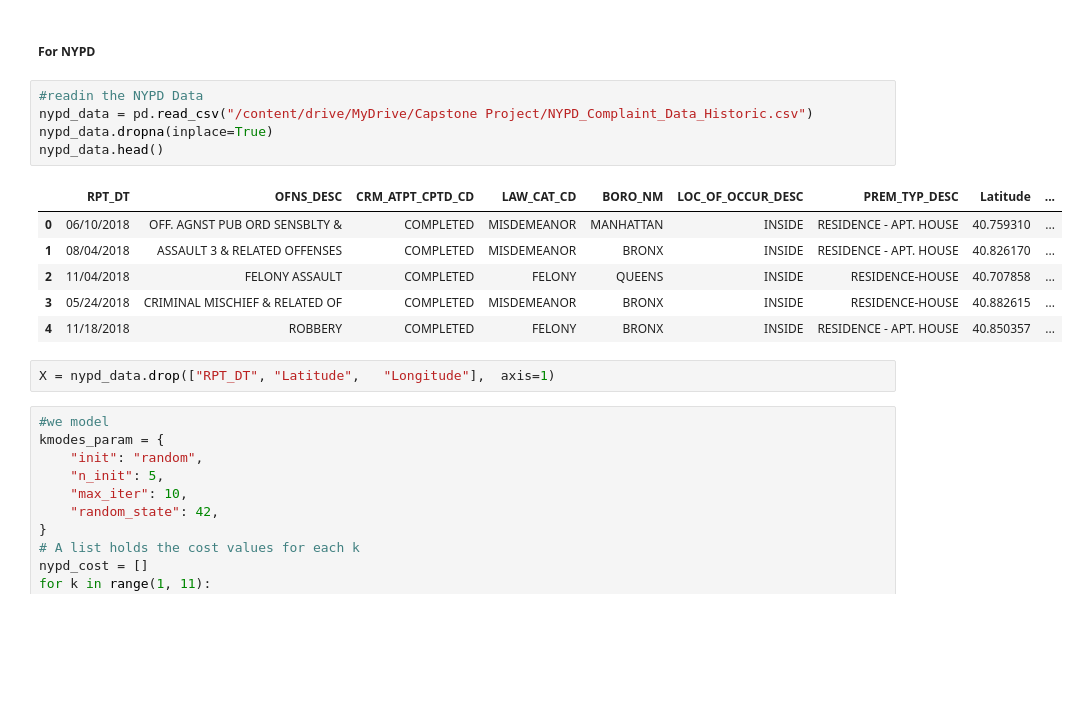
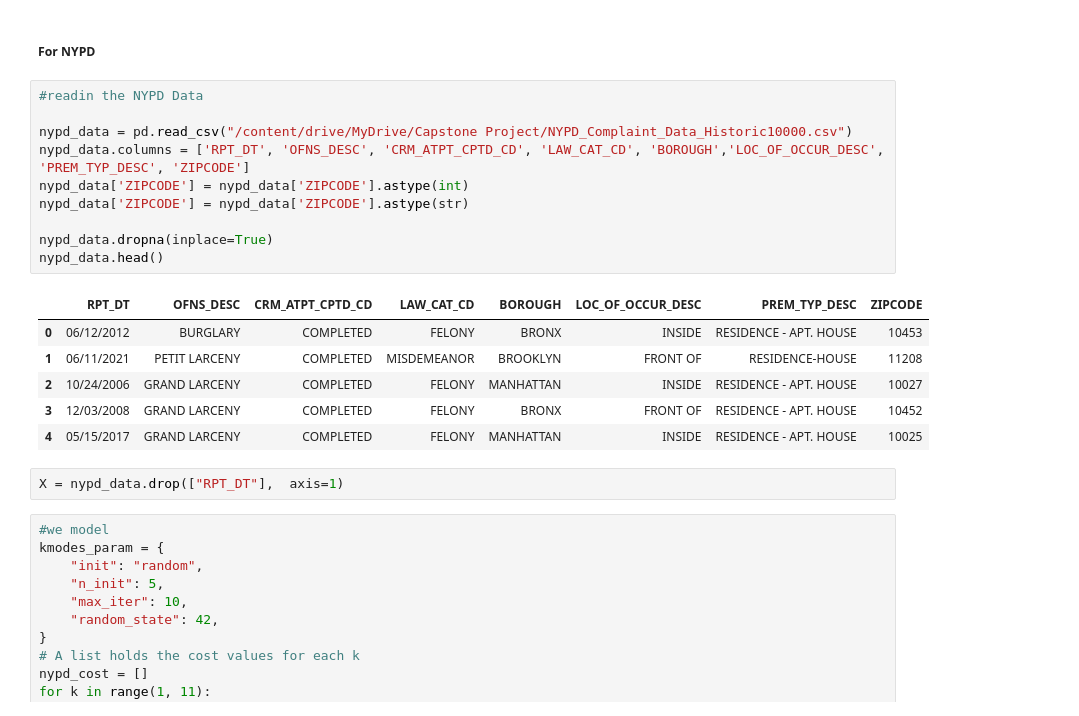
Before and after one commit to kkrusere/Developing-a-Score-to-Measure-Riskiness-of-Residential-Properties-Insurance, a Jupyter notebook: modeling.ipynb, the cells around one changed output. Saved outputs shown, nothing was run; the diff lists cells and outputs as text; blank space fills up the shorter version.

```diff
--- a/modeling.ipynb
+++ b/modeling.ipynb
@@ -195,18 +195,23 @@ fdnyc_data.to_csv("/content/drive/MyDrive/Capstone Project/MODEL_Fire_Incident_D
 ##### For NYPD
 # %%
 #readin the NYPD Data
-nypd_data = pd.read_csv("/content/drive/MyDrive/Capstone Project/NYPD_Complaint_Data_Historic.csv")
+
+nypd_data = pd.read_csv("/content/drive/MyDrive/Capstone Project/NYPD_Complaint_Data_Historic10000.csv")
+nypd_data.columns = ['RPT_DT', 'OFNS_DESC', 'CRM_ATPT_CPTD_CD', 'LAW_CAT_CD', 'BOROUGH','LOC_OF_OCCUR_DESC', 'PREM_TYP_DESC', 'ZIPCODE']
+nypd_data['ZIPCODE'] = nypd_data['ZIPCODE'].astype(int)
+nypd_data['ZIPCODE'] = nypd_data['ZIPCODE'].astype(str)
+
 nypd_data.dropna(inplace=True)
 nypd_data.head()
 # %% [output]
-|  | RPT_DT | OFNS_DESC | CRM_ATPT_CPTD_CD | LAW_CAT_CD | BORO_NM | LOC_OF_OCCUR_DESC | PREM_TYP_DESC | Latitude | ... |
-| 0 | 06/10/2018 | OFF. AGNST PUB ORD SENSBLTY & | COMPLETED | MISDEMEANOR | MANHATTAN | INSIDE | RESIDENCE - APT. HOUSE | 40.759310 | ... |
-| 1 | 08/04/2018 | ASSAULT 3 & RELATED OFFENSES | COMPLETED | MISDEMEANOR | BRONX | INSIDE | RESIDENCE - APT. HOUSE | 40.826170 | ... |
-| 2 | 11/04/2018 | FELONY ASSAULT | COMPLETED | FELONY | QUEENS | INSIDE | RESIDENCE-HOUSE | 40.707858 | ... |
-| 3 | 05/24/2018 | CRIMINAL MISCHIEF & RELATED OF | COMPLETED | MISDEMEANOR | BRONX | INSIDE | RESIDENCE-HOUSE | 40.882615 | ... |
-| 4 | 11/18/2018 | ROBBERY | COMPLETED | FELONY | BRONX | INSIDE | RESIDENCE - APT. HOUSE | 40.850357 | ... |
+|  | RPT_DT | OFNS_DESC | CRM_ATPT_CPTD_CD | LAW_CAT_CD | BOROUGH | LOC_OF_OCCUR_DESC | PREM_TYP_DESC | ZIPCODE |
+| 0 | 06/12/2012 | BURGLARY | COMPLETED | FELONY | BRONX | INSIDE | RESIDENCE - APT. HOUSE | 10453 |
+| 1 | 06/11/2021 | PETIT LARCENY | COMPLETED | MISDEMEANOR | BROOKLYN | FRONT OF | RESIDENCE-HOUSE | 11208 |
+| 2 | 10/24/2006 | GRAND LARCENY | COMPLETED | FELONY | MANHATTAN | INSIDE | RESIDENCE - APT. HOUSE | 10027 |
+| 3 | 12/03/2008 | GRAND LARCENY | COMPLETED | FELONY | BRONX | FRONT OF | RESIDENCE - APT. HOUSE | 10452 |
+| 4 | 05/15/2017 | GRAND LARCENY | COMPLETED | FELONY | MANHATTAN | INSIDE | RESIDENCE - APT. HOUSE | 10025 |
 # %%
-X = nypd_data.drop(["RPT_DT", "Latitude",	"Longitude"],  axis=1)
+X = nypd_data.drop(["RPT_DT"],  axis=1)
 # %%
 #we model
 kmodes_param = {
```
Also changed, not shown: parts of 7 cells of this notebook.
